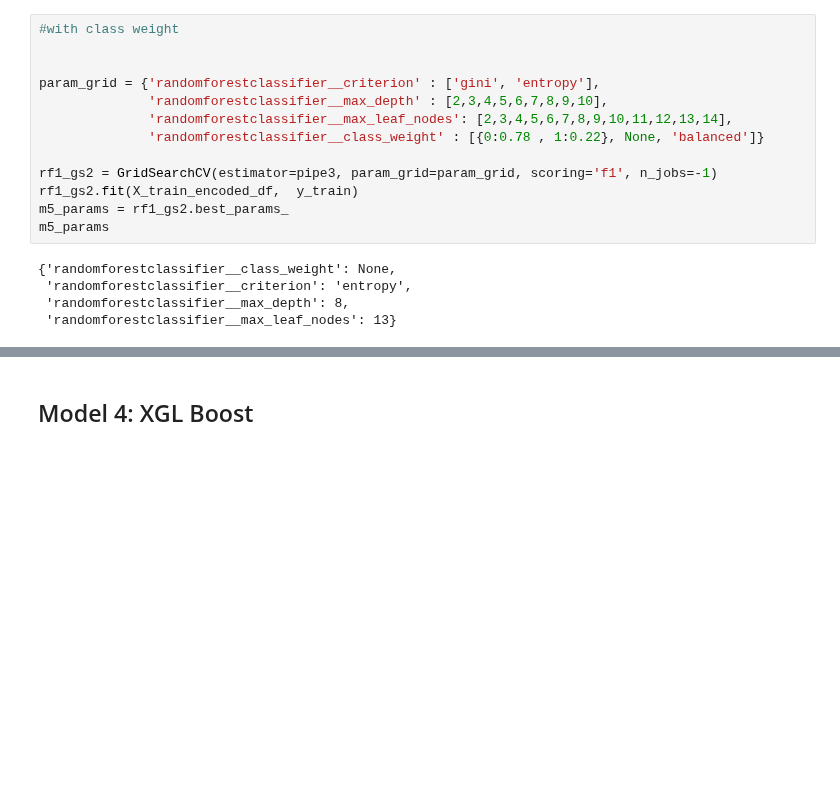
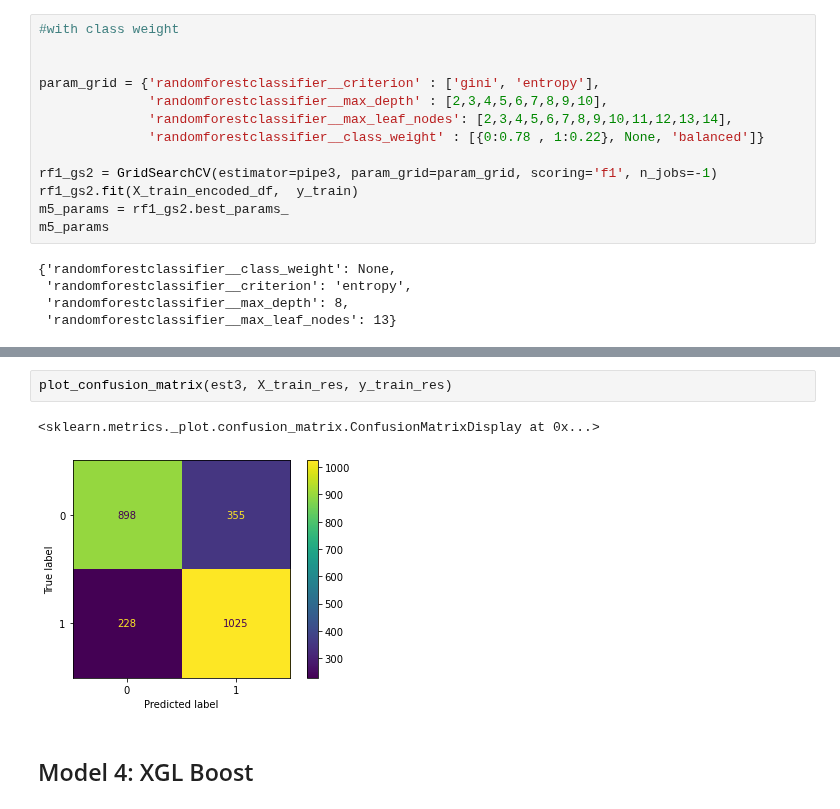
Before and after one commit to jchandleroneal/bsc-phase-three-project, a Jupyter notebook: notebooks/exploratory/chandler/preprocessing_and_modeling.ipynb, the cells around one changed output, grey strips where cells are left out. Drawn from its saved outputs; the diff is of its cells as text; blank space fills up the shorter version.

```diff
--- a/notebooks/exploratory/chandler/preprocessing_and_modeling.ipynb
+++ b/notebooks/exploratory/chandler/preprocessing_and_modeling.ipynb
@@ -338,6 +343,11 @@ Pipeline(steps=[('smote', SMOTE(random_state=42)),
                 ('randomforestclassifier',
                  RandomForestClassifier(criterion='entropy', max_depth=8,
                                         max_leaf_nodes=13))])
+# %%
+plot_confusion_matrix(est3, X_train_res, y_train_res)
+# %% [output]
+<sklearn.metrics._plot.confusion_matrix.ConfusionMatrixDisplay at 0x...>
+[figure, added]
 # %% [markdown]
 ## Model 4: XGL Boost
 # %%
```
Also changed, not shown: parts of 2 cells of this notebook.
